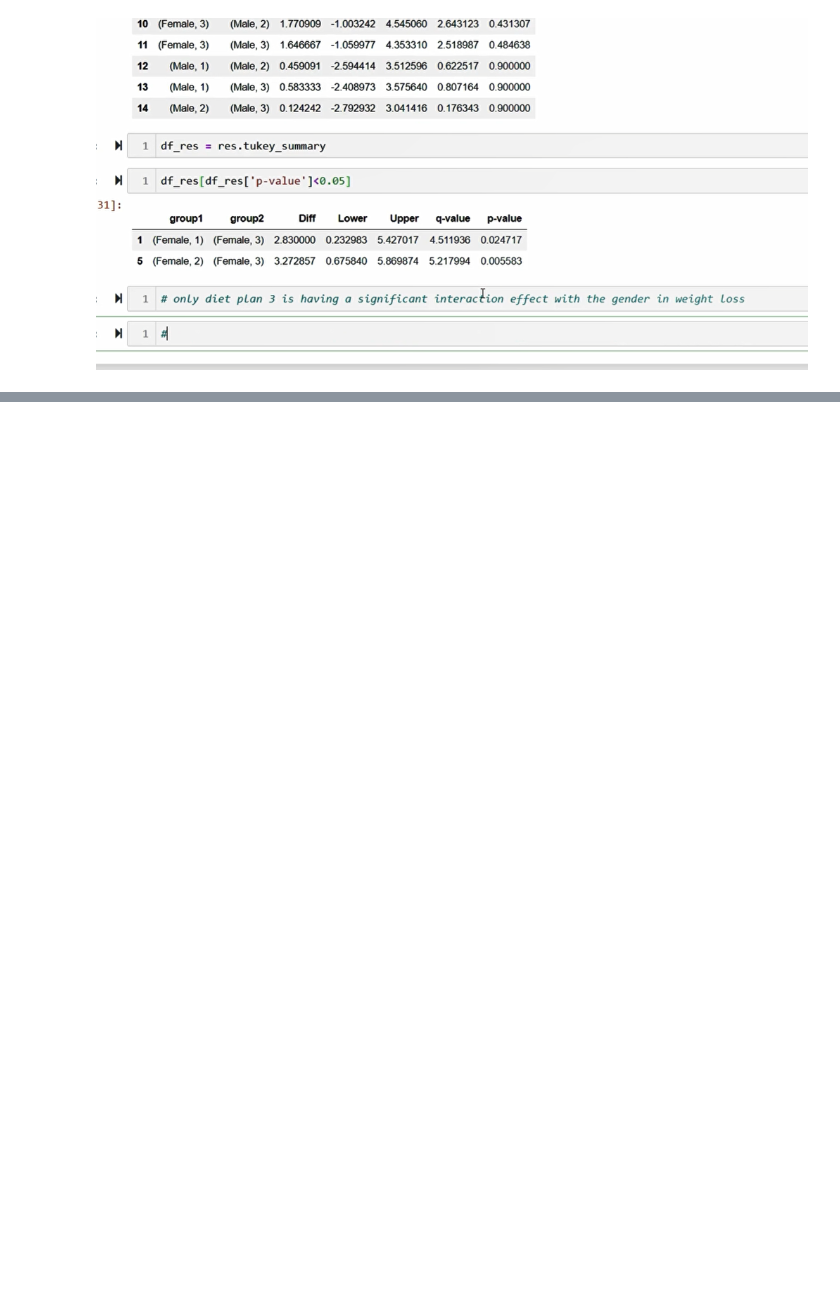
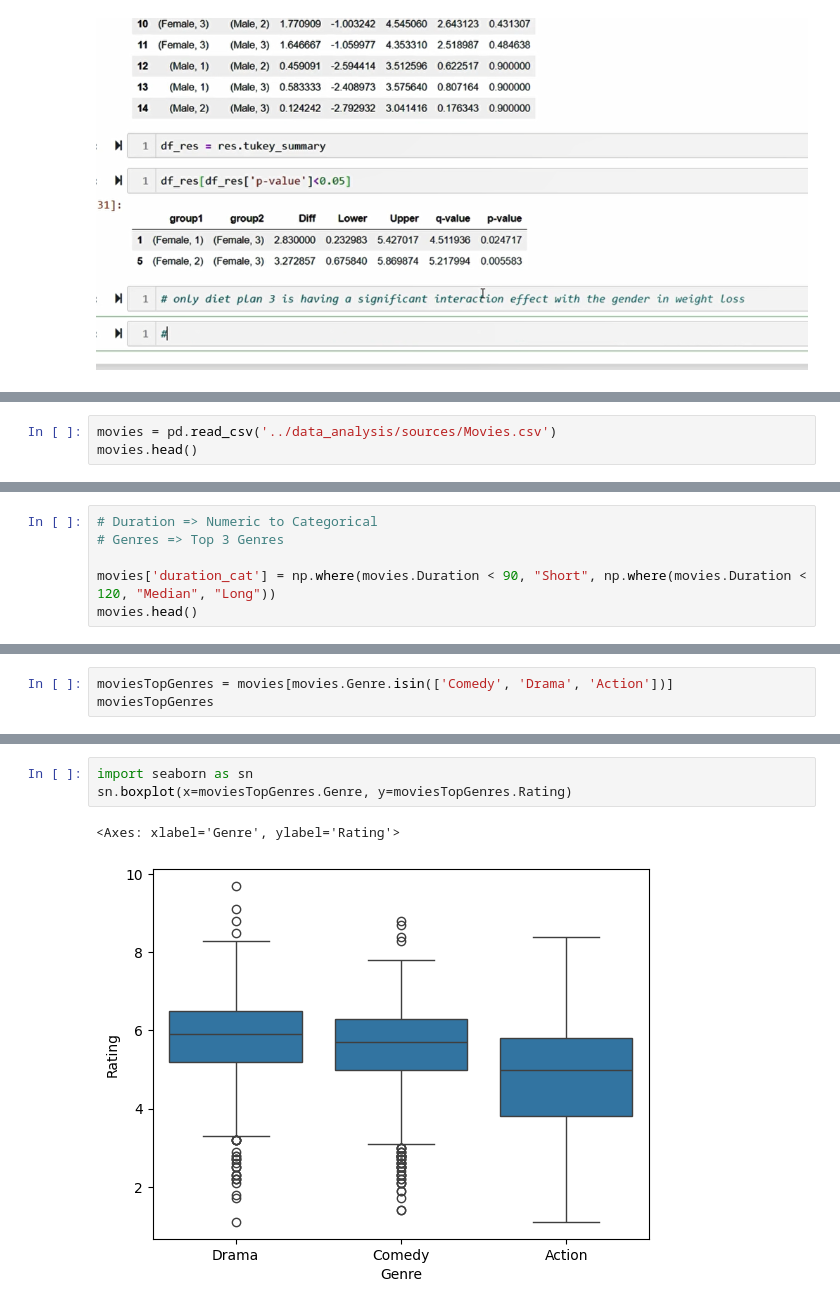
Before and after one commit to nurgelli/Exploratory_Data_Analysis, a Jupyter notebook: by_category/anova.ipynb, the cells around one changed output, grey strips where cells are left out. Drawn from its saved outputs; the diff is of its cells as text; blank space fills up the shorter version.

```diff
--- a/by_category/anova.ipynb
+++ b/by_category/anova.ipynb
@@ -310,0 +319,3 @@ TypeError: list indices must be integers or slices, not str
+# %%
+movies = pd.read_csv('../data_analysis/sources/Movies.csv')
+movies.head()
@@ -310,0 +329,6 @@ TypeError: list indices must be integers or slices, not str
+# %%
+# Duration => Numeric to Categorical
+# Genres => Top 3 Genres
+
+movies['duration_cat'] = np.where(movies.Duration < 90, "Short", np.where(movies.Duration < 120, "Median", "Long"))
+movies.head()
@@ -310,0 +350,3 @@ TypeError: list indices must be integers or slices, not str
+# %%
+moviesTopGenres = movies[movies.Genre.isin(['Comedy', 'Drama', 'Action'])]
+moviesTopGenres
@@ -310,0 +367,6 @@ TypeError: list indices must be integers or slices, not str
+# %%
+import seaborn as sn
+sn.boxplot(x=moviesTopGenres.Genre, y=moviesTopGenres.Rating)
+# %% [output]
+<Axes: xlabel='Genre', ylabel='Rating'>
+[figure, added]
```
Also changed, not shown: parts of 18 cells of this notebook.
